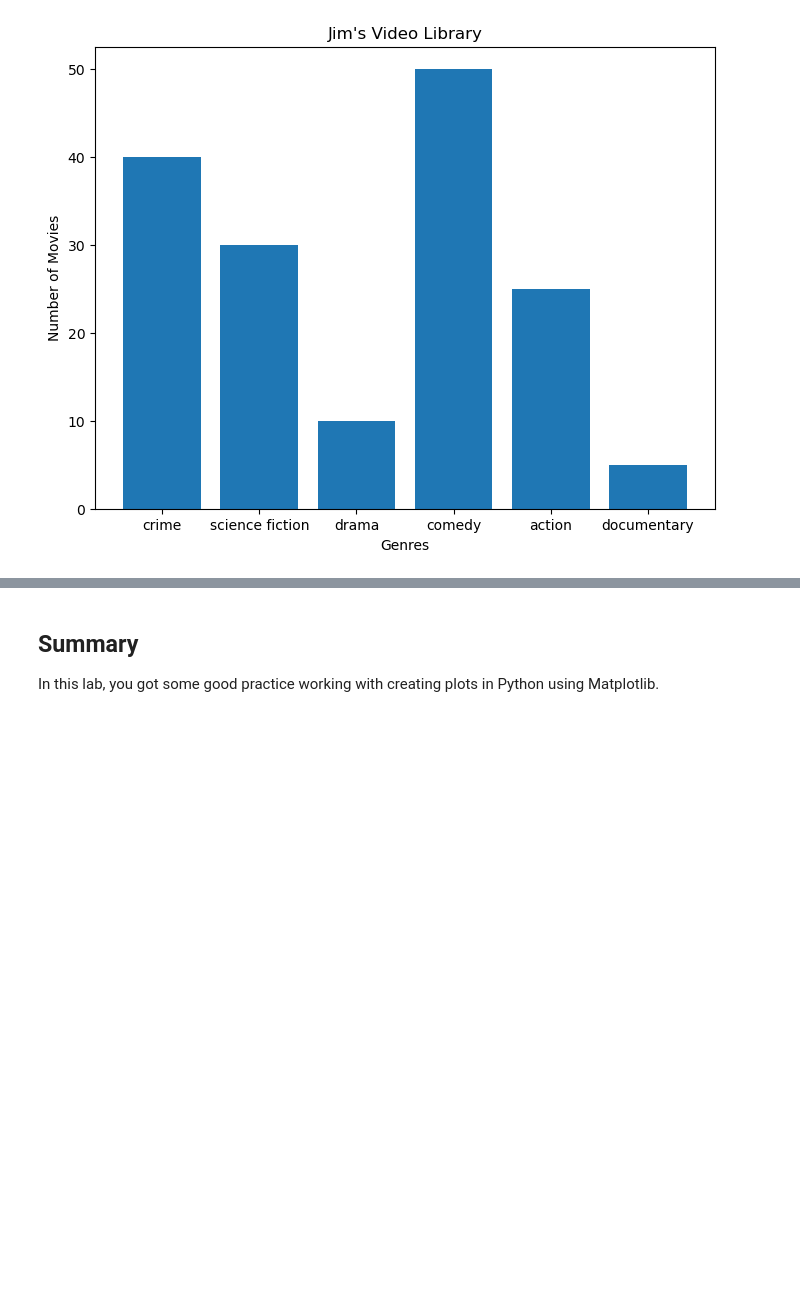
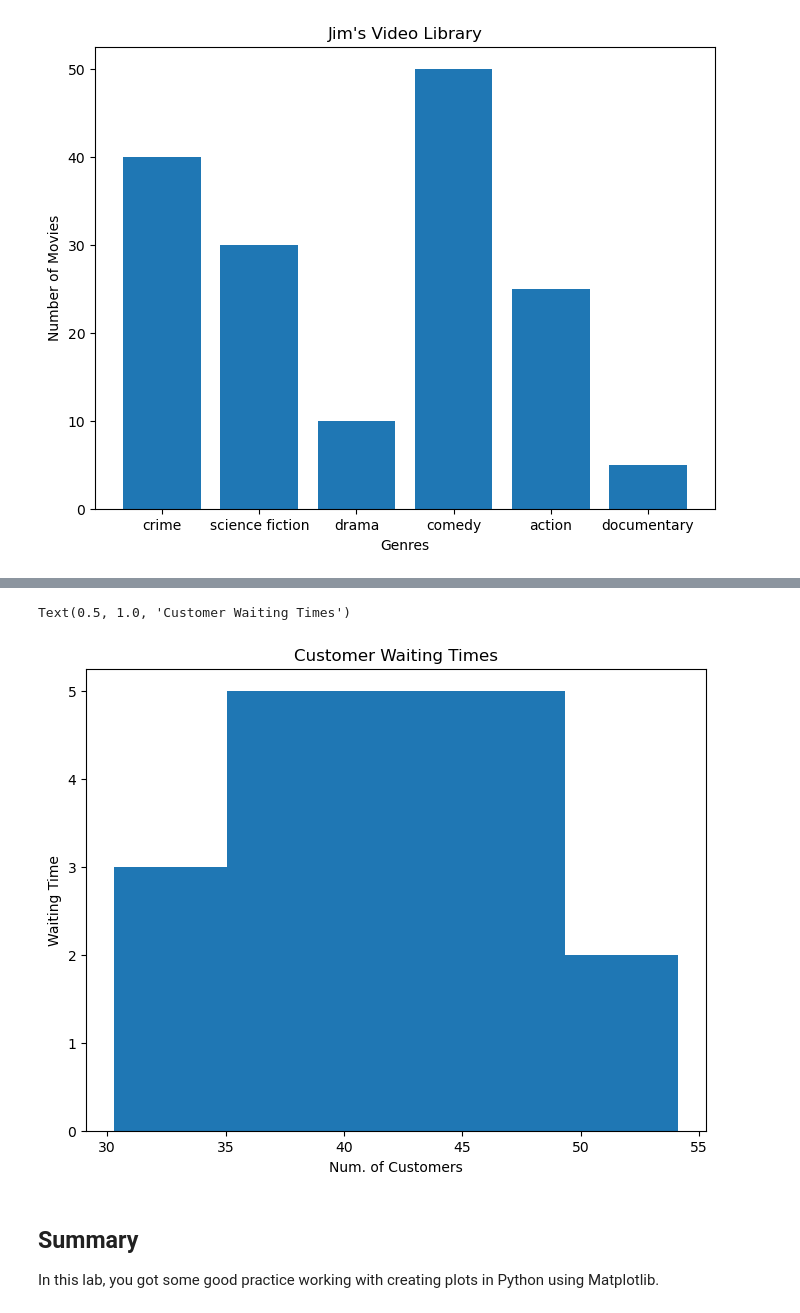
Before and after one commit to j-alba-data/DS_Course1_Week1_Module4_VizLab, a Jupyter notebook: index.ipynb, the cells around one changed output, grey strips where cells are left out. Cells and saved outputs as stored; diff of their text form; code cells hidden in the pictures; blank space fills up the shorter version.

```diff
--- a/index.ipynb
+++ b/index.ipynb
@@ -121,23 +124,26 @@ The graph you create should look like this:
 # %%
 # CodeGrade Step3
 
 # Replace None with appropriate code
 
 x = [43.1, 35.6, 37.5, 36.5, 45.3, 43.4,
      40.3, 50.2, 47.3, 31.2, 42.2, 45.5,
      30.3, 31.4, 35.6, 45.2, 54.1, 45.6,
      36.5, 43.1]
 
 # Create the plot objects fig and ax
-None
+fig, ax = plt.subplots(figsize=(8,6))
 
 # Plot the histogram with hist() function
-my_hist = None
+my_hist = plt.hist(x, bins=5)
 
 # Label axes and set title
-None
-None
-None
+plt.ylabel('Waiting Time')
+plt.xlabel('Num. of Customers')
+plt.title('Customer Waiting Times')
+# %% [output]
+Text(0.5, 1.0, 'Customer Waiting Times')
+[figure, added]
 # %% [markdown]
 ## Summary
 
```
Also changed, not shown: parts of 2 cells of this notebook.
